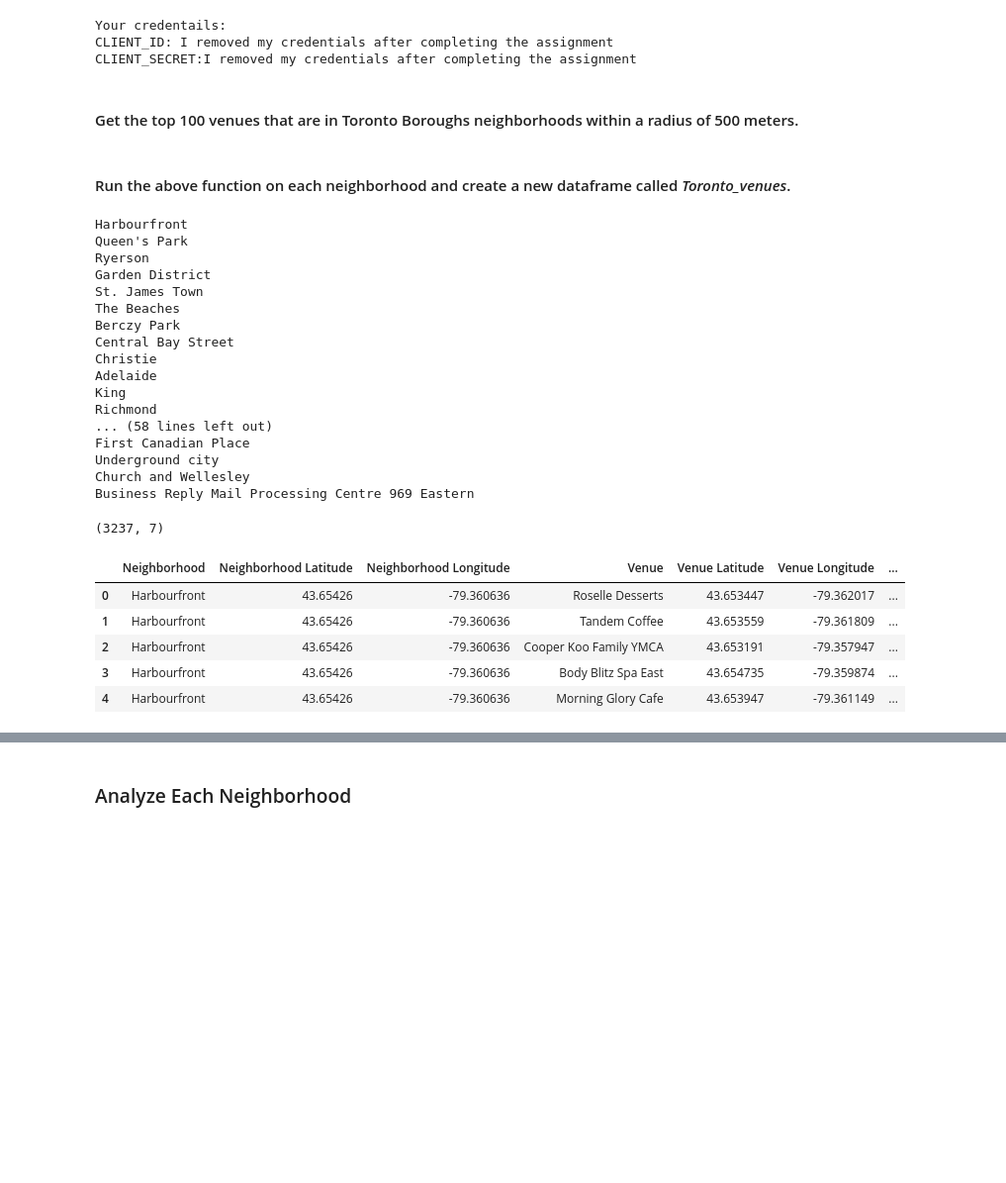
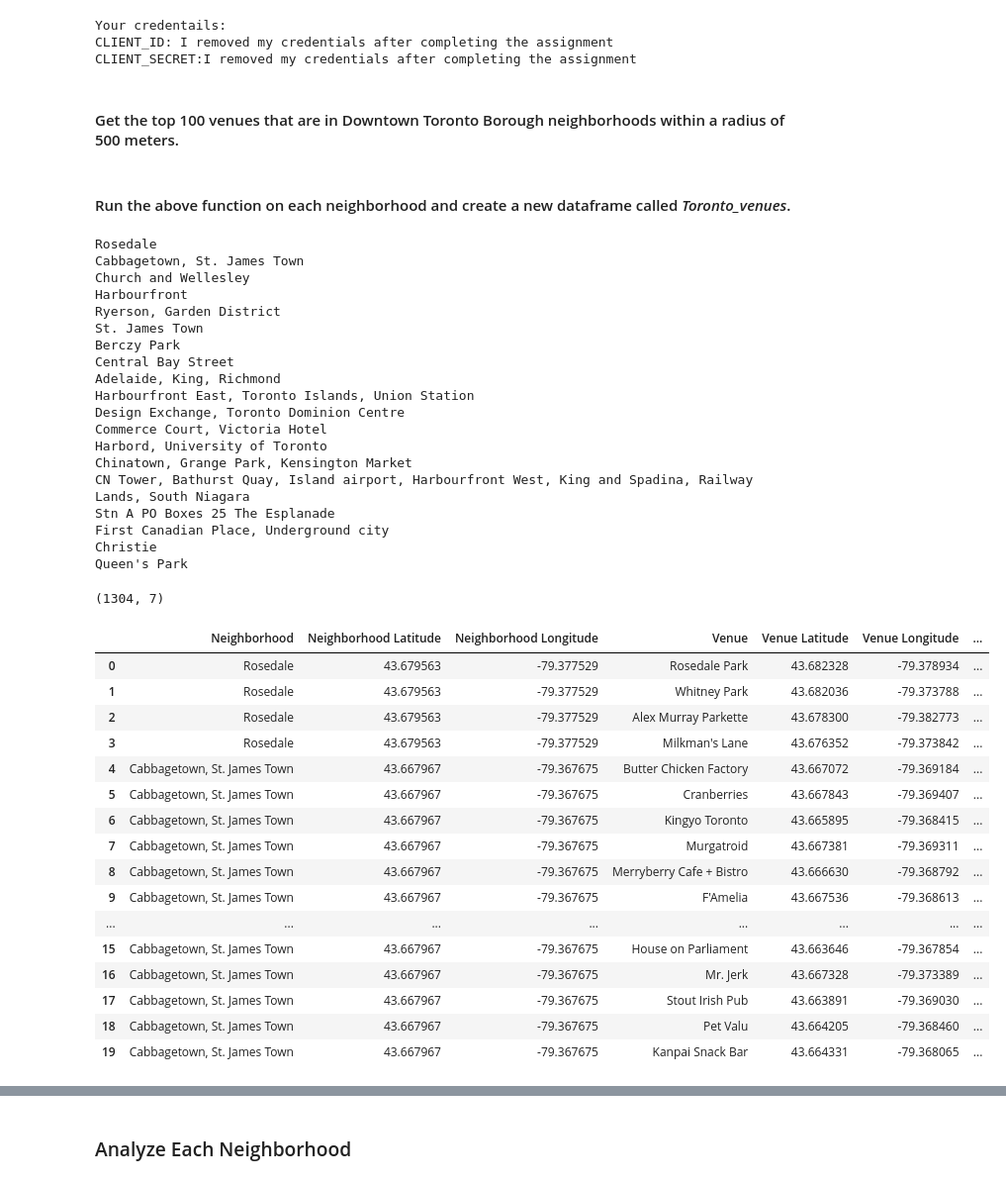
Before and after one commit to swathirayapu/Coursera_Capstone, a Jupyter notebook: ClusteringWeek3.ipynb, the cells around one changed output, grey strips where cells are left out. Shown at 99% size. Drawn from its saved outputs; the diff is of its cells as text; code cells hidden in the pictures; blank space fills up the shorter version.

```diff
--- a/ClusteringWeek3.ipynb
+++ b/ClusteringWeek3.ipynb
@@ -102,0 +105,3 @@ Canada_df.index[Canada_df["Neighborhood"] == "Not assigned"].tolist()
+# %%
+Canada_df = Canada_df.groupby(["PostalCode","Borough"])["Neighborhood"].apply(", ".join).reset_index()
+Canada_df.head()
@@ -172,5 +184,5 @@ Populating the interactive namespace from numpy and matplotlib
 # %%
-Toronto_data = Canada_df[Canada_df['Borough'].str.contains("Toronto")].reset_index(drop=True)
+Toronto_data = Canada_df[Canada_df['Borough'] == "Downtown Toronto"].reset_index(drop=True)
 Toronto_data.head()
 # %% [output]
 |  | PostalCode | Borough | Neighborhood | Latitude | Longitude |
@@ -184,5 +196,5 @@ Toronto_data.head()
 # %%
-address = 'Toronto, Ontario, Canada'
+address = 'Downtown Toronto'
 
 geolocator = Nominatim(user_agent="to_explorer")
 location = geolocator.geocode(address)
@@ -196,5 +208,5 @@ The geograpical coordinate of Toronto are 43.653963, -79.387207.
 # %%
-map_toronto = folium.Map(location=[latitude, longitude], zoom_start=11)
+map_toronto = folium.Map(location=[latitude, longitude], zoom_start=12)
 
 # add markers to map
 for lat, lng, label in zip(Toronto_data['Latitude'], Toronto_data['Longitude'], Toronto_data['Neighborhood']):
@@ -237,7 +249,7 @@ Your credentails:
 CLIENT_ID: I removed my credentials after completing the assignment
 CLIENT_SECRET:I removed my credentials after completing the assignment
 # %% [markdown]
-#### Get the top 100 venues that are in Toronto Boroughs neighborhoods within a radius of 500 meters.
+#### Get the top 100 venues that are in Downtown Toronto Borough neighborhoods within a radius of 500 meters.
 # %%
 #function to extact top 100 venues  in all neighborhoods
 
@@ -291,35 +303,48 @@ Toronto_venues = getNearbyVenues(names=Toronto_data['Neighborhood'],
                                    longitudes=Toronto_data['Longitude']
                                   )
 # %% [output]
+Rosedale
+Cabbagetown, St. James Town
+Church and Wellesley
 Harbourfront
-Queen's Park
-Ryerson
-Garden District
+Ryerson, Garden District
 St. James Town
-The Beaches
 Berczy Park
 Central Bay Street
+Adelaide, King, Richmond
+Harbourfront East, Toronto Islands, Union Station
+Design Exchange, Toronto Dominion Centre
+Commerce Court, Victoria Hotel
+Harbord, University of Toronto
+Chinatown, Grange Park, Kensington Market
+CN Tower, Bathurst Quay, Island airport, Harbourfront West, King and Spadina, Railway Lands, South Niagara
+Stn A PO Boxes 25 The Esplanade
+First Canadian Place, Underground city
 Christie
-Adelaide
-King
-Richmond
-... (58 lines left out)
-First Canadian Place
-Underground city
-Church and Wellesley
-Business Reply Mail Processing Centre 969 Eastern
+Queen's Park
 # %%
 #size of the dataframe
 print(Toronto_venues.shape)
-Toronto_venues.head()
+Toronto_venues.head(20)
 # %% [output]
-(3237, 7)
+(1304, 7)
 |  | Neighborhood | Neighborhood Latitude | Neighborhood Longitude | Venue | Venue Latitude | Venue Longitude | ... |
-| 0 | Harbourfront | 43.65426 | -79.360636 | Roselle Desserts | 43.653447 | -79.362017 | ... |
-| 1 | Harbourfront | 43.65426 | -79.360636 | Tandem Coffee | 43.653559 | -79.361809 | ... |
-| 2 | Harbourfront | 43.65426 | -79.360636 | Cooper Koo Family YMCA | 43.653191 | -79.357947 | ... |
-| 3 | Harbourfront | 43.65426 | -79.360636 | Body Blitz Spa East | 43.654735 | -79.359874 | ... |
-| 4 | Harbourfront | 43.65426 | -79.360636 | Morning Glory Cafe | 43.653947 | -79.361149 | ... |
+| 0 | Rosedale | 43.679563 | -79.377529 | Rosedale Park | 43.682328 | -79.378934 | ... |
+| 1 | Rosedale | 43.679563 | -79.377529 | Whitney Park | 43.682036 | -79.373788 | ... |
+| 2 | Rosedale | 43.679563 | -79.377529 | Alex Murray Parkette | 43.678300 | -79.382773 | ... |
+| 3 | Rosedale | 43.679563 | -79.377529 | Milkman's Lane | 43.676352 | -79.373842 | ... |
+| 4 | Cabbagetown, St. James Town | 43.667967 | -79.367675 | Butter Chicken Factory | 43.667072 | -79.369184 | ... |
+| 5 | Cabbagetown, St. James Town | 43.667967 | -79.367675 | Cranberries | 43.667843 | -79.369407 | ... |
+| 6 | Cabbagetown, St. James Town | 43.667967 | -79.367675 | Kingyo Toronto | 43.665895 | -79.368415 | ... |
+| 7 | Cabbagetown, St. James Town | 43.667967 | -79.367675 | Murgatroid | 43.667381 | -79.369311 | ... |
+| 8 | Cabbagetown, St. James Town | 43.667967 | -79.367675 | Merryberry Cafe + Bistro | 43.666630 | -79.368792 | ... |
+| 9 | Cabbagetown, St. James Town | 43.667967 | -79.367675 | F'Amelia | 43.667536 | -79.368613 | ... |
+| ... | ... | ... | ... | ... | ... | ... | ... |
+| 15 | Cabbagetown, St. James Town | 43.667967 | -79.367675 | House on Parliament | 43.663646 | -79.367854 | ... |
+| 16 | Cabbagetown, St. James Town | 43.667967 | -79.367675 | Mr. Jerk | 43.667328 | -79.373389 | ... |
+| 17 | Cabbagetown, St. James Town | 43.667967 | -79.367675 | Stout Irish Pub | 43.663891 | -79.369030 | ... |
+| 18 | Cabbagetown, St. James Town | 43.667967 | -79.367675 | Pet Valu | 43.664205 | -79.368460 | ... |
+| 19 | Cabbagetown, St. James Town | 43.667967 | -79.367675 | Kanpai Snack Bar | 43.664331 | -79.368065 | ... |
 # %%
 #check how many venues were returned for each neighborhood
 Toronto_venues.groupby('Neighborhood').count()
```
Also changed, not shown: parts of 32 cells of this notebook.
